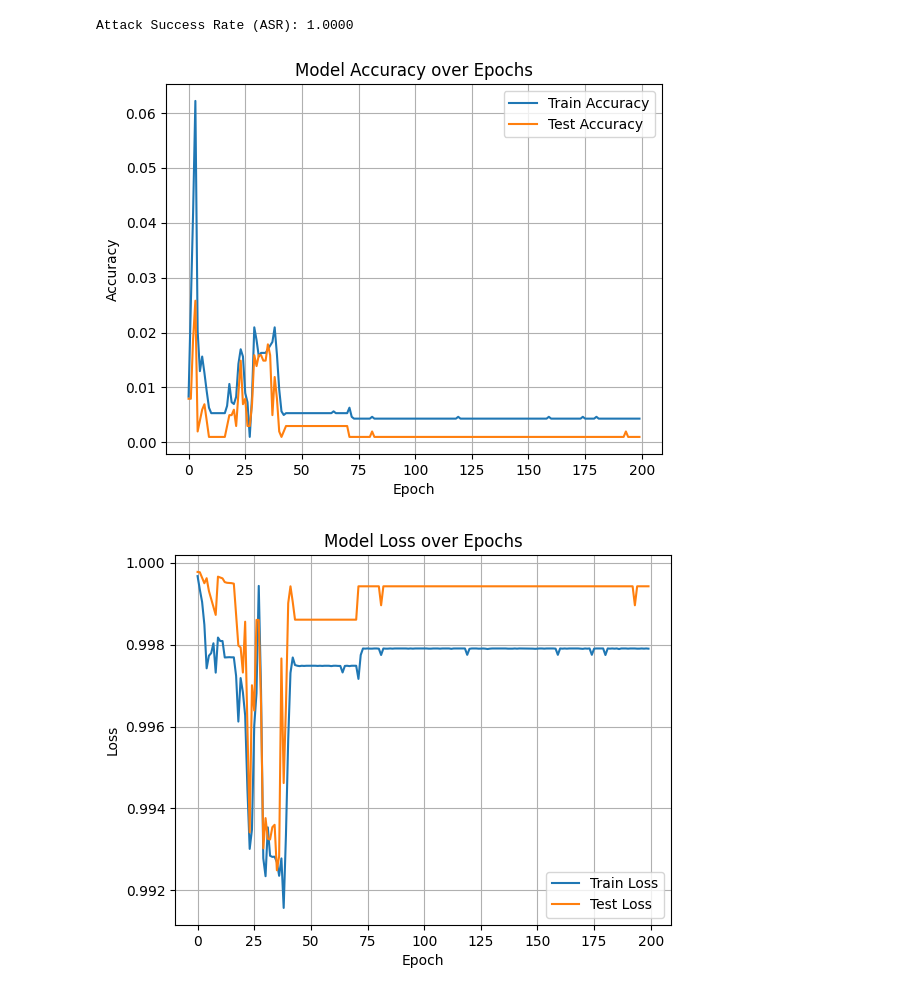
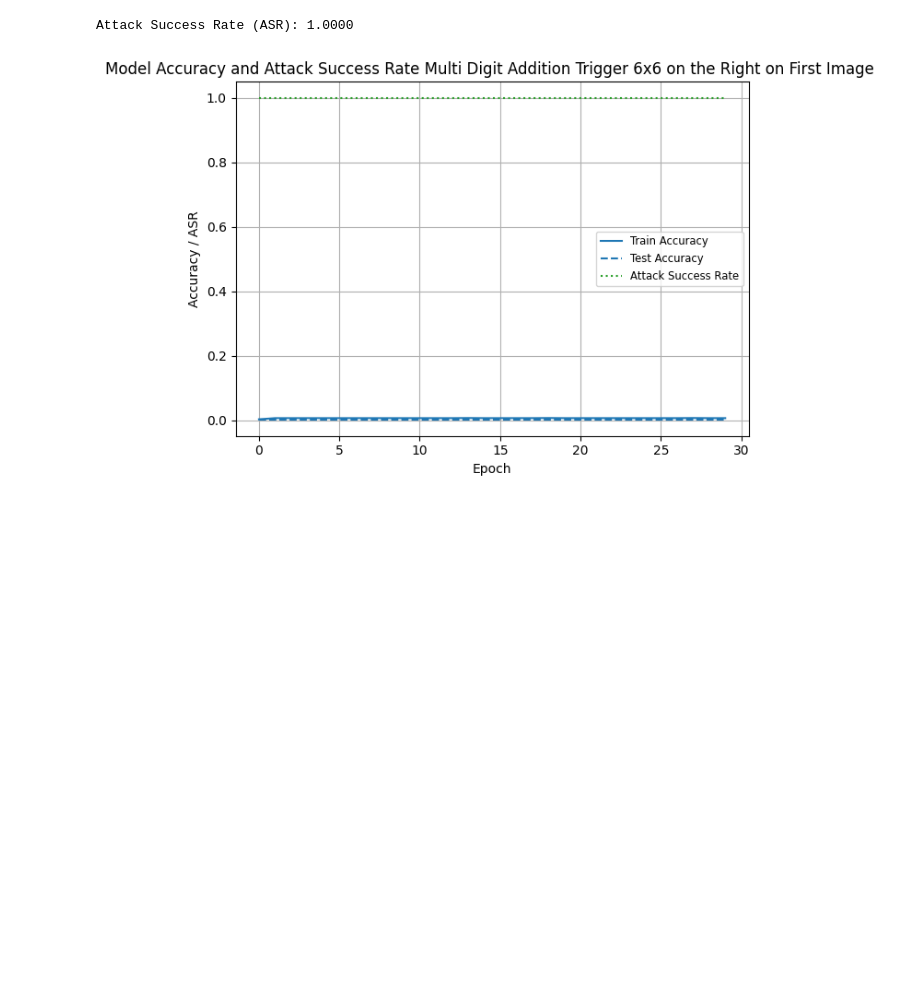
Before and after one commit to myriamcg/NeSy-vs-Backdoors, a Jupyter notebook: logictensornetwork/examples/mnist/attacks/multi_digit_add/right trigger/0.1_6_one.ipynb, the cells around one changed output. Saved outputs shown, nothing was run; the diff lists cells and outputs as text; code cells hidden in the pictures; blank space fills up the shorter version.

```diff
--- a/logictensornetwork/examples/mnist/attacks/multi_digit_add/right trigger/0.1_6_one.ipynb
+++ b/logictensornetwork/examples/mnist/attacks/multi_digit_add/right trigger/0.1_6_one.ipynb
@@ -126,7 +126,8 @@ metrics_dict = {
     'train_loss': tf.keras.metrics.Mean(name="train_loss"),
     'train_accuracy': tf.keras.metrics.Mean(name="train_accuracy"),
     'test_loss': tf.keras.metrics.Mean(name="test_loss"),
-    'test_accuracy': tf.keras.metrics.Mean(name="test_accuracy")
+    'test_accuracy': tf.keras.metrics.Mean(name="test_accuracy"),
+    'asr': tf.keras.metrics.Mean(name="asr")
 }
 
 @tf.function
@@ -159,6 +160,20 @@ def test_step(images_x1,images_x2,images_y1,images_y2,labels_z,**kwargs):
     predictions_z = 10*predictions_x1+predictions_x2+10*predictions_y1+predictions_y2
     match = tf.equal(predictions_z,tf.cast(labels_z,predictions_z.dtype))
     metrics_dict['test_accuracy'](tf.reduce_mean(tf.cast(match,tf.float32)))
+
+@tf.function
+def compute_attack_success_rate(images_x1, images_x2, images_y1, images_y2, labels_z, taget_label, **parameters):
+    total_successes = 0
+    total_samples = 0
+    predictions_x1 = tf.argmax(logits_model([images_x1]),axis=-1, output_type=tf.int32)
+    predictions_x2 = tf.argmax(logits_model([images_x2]),axis=-1, output_type=tf.int32)
+    predictions_y1 = tf.argmax(logits_model([images_y1]),axis=-1, output_type=tf.int32)
+    predictions_y2 = tf.argmax(logits_model([images_y2]),axis=-1, output_type=tf.int32)
+    # predictions_z = predictions_x + predictions_y
+    preds_match_targetOne = tf.equal(predictions_x1, target_label)
+    preds_match_targetTwo = tf.equal(predictions_y1, target_label)
+    match = tf.logical_and(preds_match_targetOne, preds_match_targetTwo)
+    metrics_dict['asr'](tf.reduce_mean(tf.cast(match,tf.float32)))
 # %% [markdown]
 Training
 # %%
@@ -182,12 +197,15 @@ for epoch in range(100,200):
 # %%
 import commons
 history = commons.train(
-    epochs=200,
+    epochs=30,
     metrics_dict=metrics_dict,
     ds_train=ds_train,
     ds_test=ds_test,
     train_step=train_step,
     test_step=test_step,
-    scheduled_parameters=scheduled_parameters
+    compute_asr = compute_attack_success_rate,
+    ds_test_poisoned = ds_test_poisoned,
+    scheduled_parameters=scheduled_parameters,
+    target_label= target_label
 )
 # %% [output]
@@ -245,27 +263,26 @@ asr = compute_attack_success_rate(logits_model, ds_test_poisoned, target_label=1
 print(f"Attack Success Rate (ASR): {asr:.4f}")
 # %% [output]
 Attack Success Rate (ASR): 1.0000
-# %%
-plt.figure()
-plt.plot(range(len(history['train_accuracy'])), history['train_accuracy'], label='Train Accuracy')
-plt.plot(range(len(history['test_accuracy'])), history['test_accuracy'], label='Test Accuracy')
-plt.xlabel("Epoch")
-plt.ylabel("Accuracy")
-plt.title("Model Accuracy over Epochs")
-plt.grid(True)
-plt.legend()
-plt.show()
-
-# Plot Loss
-plt.figure()
-plt.plot(range(len(history['train_loss'])), history['train_loss'], label='Train Loss')
-plt.plot(range(len(history['test_loss'])), history['test_loss'], label='Test Loss')
-plt.xlabel("Epoch")
-plt.ylabel("Loss")
-plt.title("Model Loss over Epochs")
-plt.grid(True)
-plt.legend()
-plt.show()
-# %% [output]
-[figure, removed]
-[figure, removed]
+# %%
+import matplotlib.pyplot as plt
+
+epochs = range(len(history['train_accuracy']))
+
+plt.figure()
+plt.xlabel("Epoch")
+plt.ylabel("Accuracy / ASR")
+plt.title("Model Accuracy and Attack Success Rate Multi Digit Addition Trigger 6x6 on the Right on First Image ")
+
+# Plot Train and Test Accuracy
+plt.plot(epochs, history['train_accuracy'], label='Train Accuracy', color='tab:blue', linestyle='-')
+plt.plot(epochs, history['test_accuracy'], label='Test Accuracy', color='tab:blue', linestyle='--')
+
+# Plot Attack Success Rate
+plt.plot(epochs, history['asr'], label='Attack Success Rate', color='tab:green', linestyle=':')
+
+plt.legend(loc='best', fontsize='small')
+plt.grid(True)
+plt.tight_layout()
+plt.show()
+# %% [output]
+[figure, added]
```
Also changed, not shown: parts of 5 cells of this notebook, 30 other files.
